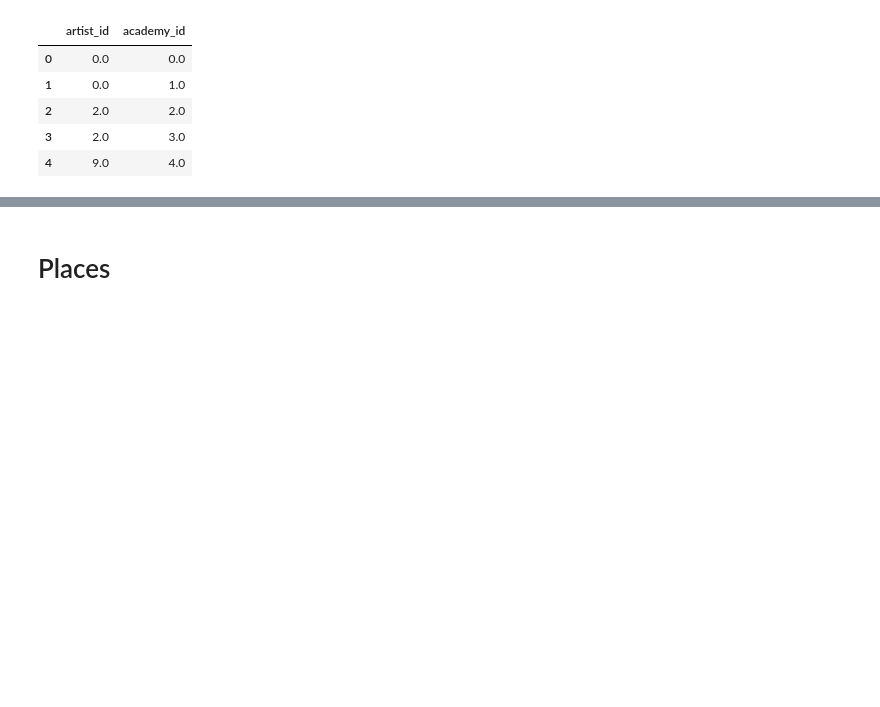
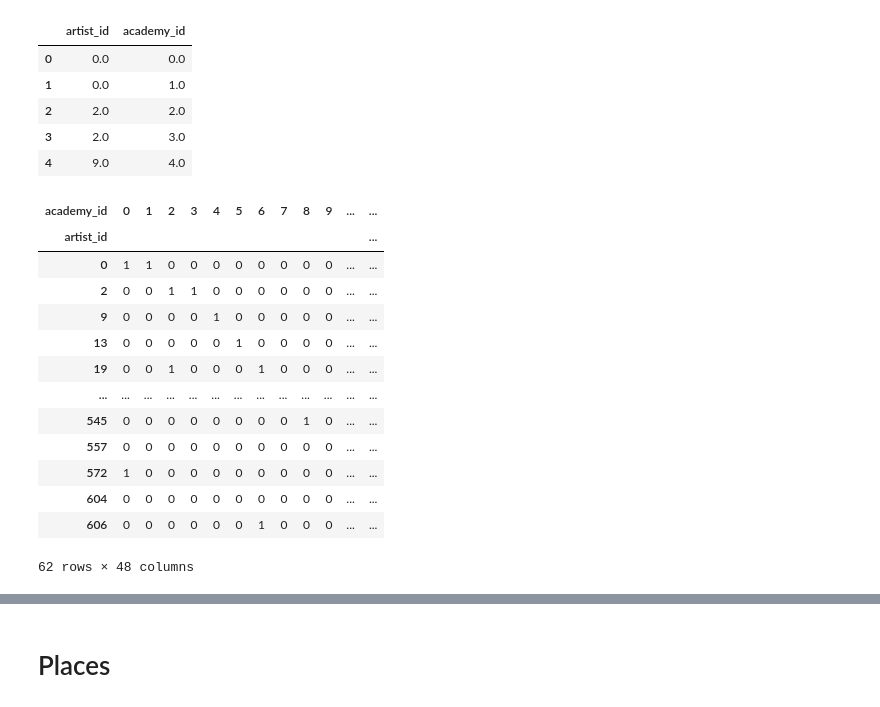
Before and after one commit to StefHerregods/datathon-AI-art, a Jupyter notebook: DataProcessing/1_DataProcessingMerge.ipynb, the cells around one changed output, grey strips where cells are left out. Cells and saved outputs as stored; diff of their text form; code cells hidden in the pictures; blank space fills up the shorter version.

```diff
--- a/DataProcessing/1_DataProcessingMerge.ipynb
+++ b/DataProcessing/1_DataProcessingMerge.ipynb
@@ -174,3 +202,22 @@ Education.head()
 | 2 | 2.0 | 2.0 |
 | 3 | 2.0 | 3.0 |
 | 4 | 9.0 | 4.0 |
+# %%
+Education = Education.astype(int)
+Education2 = Education.pivot_table(index = "artist_id", columns = "academy_id", aggfunc = "size", fill_value = 0)
+Education2
+# %% [output]
+| academy_id | 0 | 1 | 2 | 3 | 4 | 5 | 6 | 7 | 8 | 9 | ... | ... |
+| artist_id |  |  |  |  |  |  |  |  |  |  |  | ... |
+| 0 | 1 | 1 | 0 | 0 | 0 | 0 | 0 | 0 | 0 | 0 | ... | ... |
+| 2 | 0 | 0 | 1 | 1 | 0 | 0 | 0 | 0 | 0 | 0 | ... | ... |
+| 9 | 0 | 0 | 0 | 0 | 1 | 0 | 0 | 0 | 0 | 0 | ... | ... |
+| 13 | 0 | 0 | 0 | 0 | 0 | 1 | 0 | 0 | 0 | 0 | ... | ... |
+| 19 | 0 | 0 | 1 | 0 | 0 | 0 | 1 | 0 | 0 | 0 | ... | ... |
+| ... | ... | ... | ... | ... | ... | ... | ... | ... | ... | ... | ... | ... |
+| 545 | 0 | 0 | 0 | 0 | 0 | 0 | 0 | 0 | 1 | 0 | ... | ... |
+| 557 | 0 | 0 | 0 | 0 | 0 | 0 | 0 | 0 | 0 | 0 | ... | ... |
+| 572 | 1 | 0 | 0 | 0 | 0 | 0 | 0 | 0 | 0 | 0 | ... | ... |
+| 604 | 0 | 0 | 0 | 0 | 0 | 0 | 0 | 0 | 0 | 0 | ... | ... |
+| 606 | 0 | 0 | 0 | 0 | 0 | 0 | 1 | 0 | 0 | 0 | ... | ... |
+62 rows × 48 columns
```
Also changed, not shown: parts of 49 cells of this notebook.
